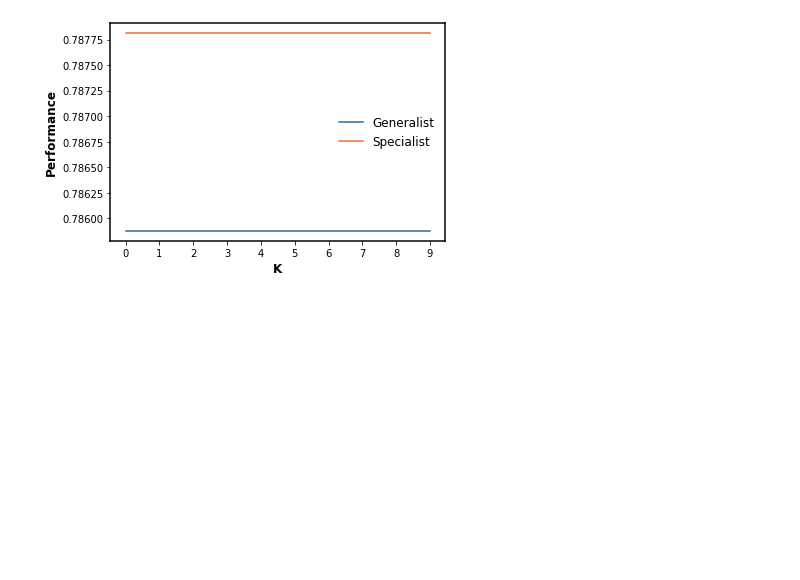
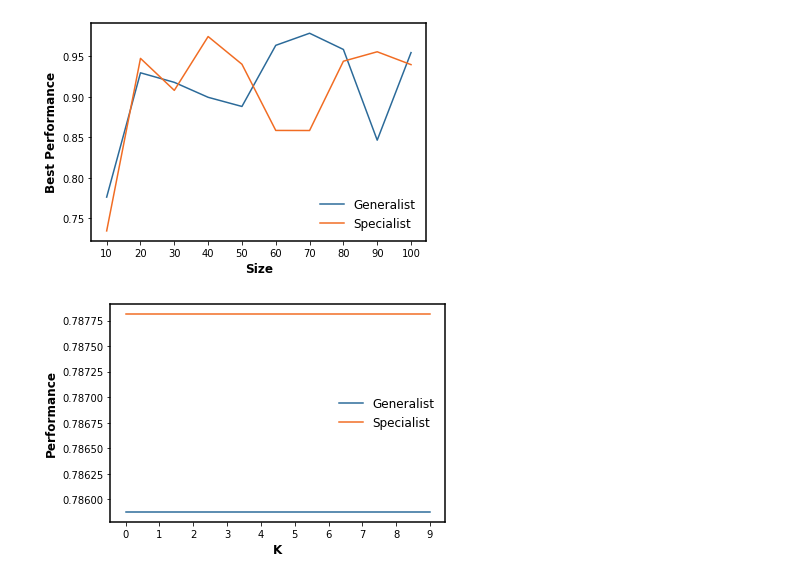
Before and after one commit to baldFemale/OpenInnovationFramework, a Jupyter notebook: Baseline/Parallel_Search/Evaluator.ipynb, the cells around one changed output. Drawn from its saved outputs; the diff is of its cells as text; code cells hidden in the pictures; blank space fills up the shorter version.

```diff
--- a/Baseline/Parallel_Search/Evaluator.ipynb
+++ b/Baseline/Parallel_Search/Evaluator.ipynb
@@ -140,3 +140,28 @@ plt.show()
+# %%
+# GS Best Fitness Given the Same K and Varying Agent Numbers
+given_K_index = 1
+g_fitness_across_size, s_fitness_across_size = [], []
+for g_fitness, s_fitness in zip(g_best_fitness_across_K_size, s_best_fitness_across_K_size):
+    g_fitness_across_size.append(g_fitness[given_K_index])
+    s_fitness_across_size.append(s_fitness[given_K_index])
+
+x = agent_num_list
+fig, ax = plt.subplots()
+ax.spines["left"].set_linewidth(1.5)
+ax.spines["right"].set_linewidth(1.5)
+ax.spines["top"].set_linewidth(1.5)
+ax.spines["bottom"].set_linewidth(1.5)
+plt.plot(x, g_fitness_across_size, "-", label="Generalist", color=nature_blue)
+plt.plot(x, s_fitness_across_size, "-", label="Specialist", color=nature_orange)
+
+plt.xlabel('Size', fontweight='bold', fontsize=12)
+plt.ylabel('Best Performance', fontweight='bold', fontsize=12)
+plt.xticks(x)
+plt.legend(frameon=False, ncol=1, fontsize=12)
+plt.savefig(data_folder + r"\GS_best_performance_K_{0}.png".format(given_K_index), transparent=True, dpi=300)
+plt.show()
+# %% [output]
+[figure, added]
 # %%
 # GS Fitness Given the Same K and Varying Agent Numbers
 given_K_index = 3
```
Also changed, not shown: parts of 2 cells of this notebook, 12 other files.
